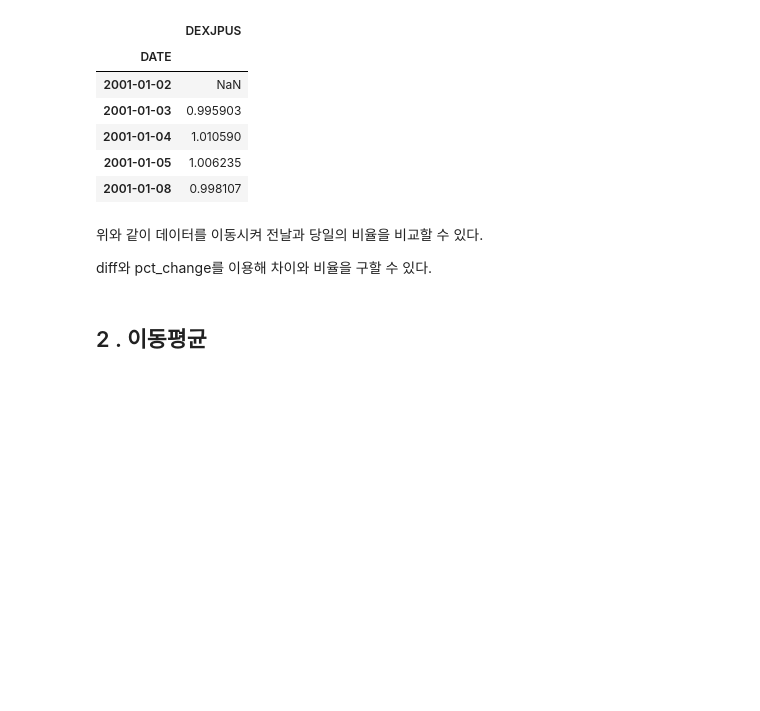
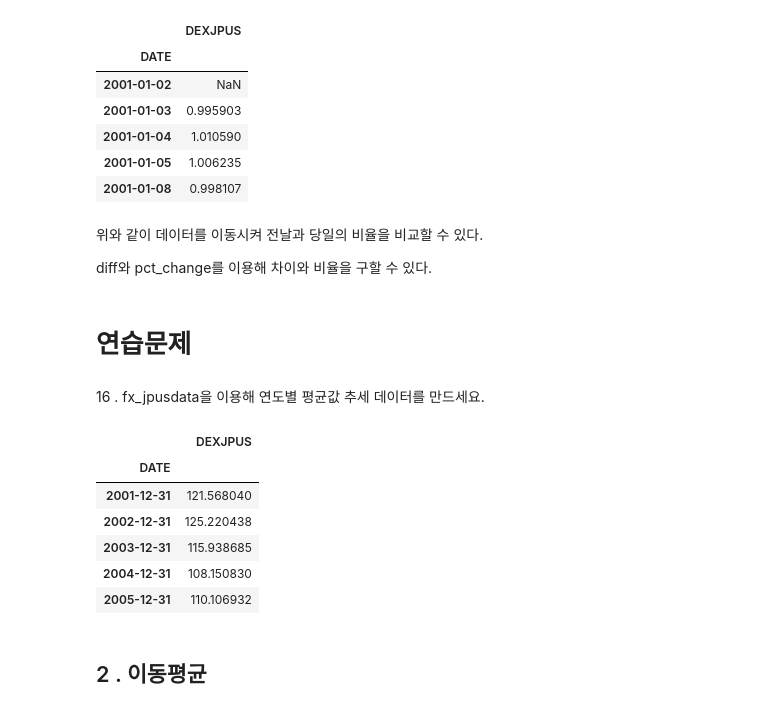
Before and after one commit to gongboogi/Python-Practice, a Jupyter notebook: Pandas로데이터다루기.ipynb, the cells around one changed output. Cells and saved outputs as stored; diff of their text form; code cells hidden in the pictures; blank space fills up the shorter version.

```diff
--- a/Pandas로데이터다루기.ipynb
+++ b/Pandas로데이터다루기.ipynb
@@ -1284,6 +1284,20 @@ fx_jpusdata_ratio.head()
 위와 같이 데이터를 이동시켜 전날과 당일의 비율을 비교할 수 있다.
 
 diff와 pct_change를 이용해 차이와 비율을 구할 수 있다.
+# %% [markdown]
+# 연습문제
+# %% [markdown]
+16 . fx_jpusdata을 이용해 연도별 평균값 추세 데이터를 만드세요.
+# %%
+fx_jpusdata.resample('Y').mean().head()
+# %% [output]
+|  | DEXJPUS |
+| DATE |  |
+| 2001-12-31 | 121.568040 |
+| 2002-12-31 | 125.220438 |
+| 2003-12-31 | 115.938685 |
+| 2004-12-31 | 108.150830 |
+| 2005-12-31 | 110.106932 |
 # %% [markdown]
 ## 2 . 이동평균
 # %% [markdown]
```
Also changed, not shown: parts of 21 cells of this notebook.
